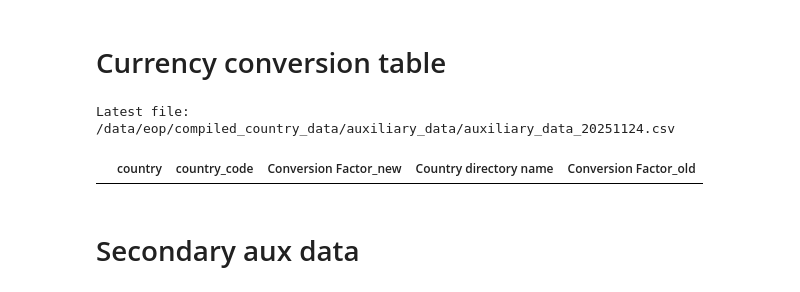
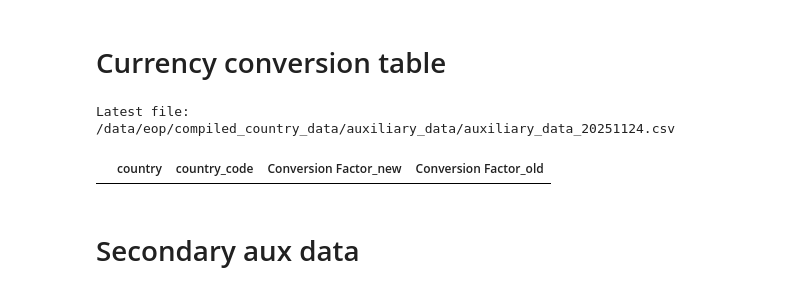
Before and after one commit to lselker13/eop, a Jupyter notebook: process_data/compile_auxiliary_data.ipynb, the cells around one changed output. Saved outputs shown, nothing was run; the diff lists cells and outputs as text; code cells hidden in the pictures.

Commit message:
Adding splitter back in; updating to use three-letter abbreviations instead of country names

```diff
--- a/process_data/compile_auxiliary_data.ipynb
+++ b/process_data/compile_auxiliary_data.ipynb
@@ -1131,24 +1134,23 @@ previous_conversion_factors_table = pd.read_csv('/data/eop/compiled_country_data
 Latest file: /data/eop/compiled_country_data/auxiliary_data/auxiliary_data_20251124.csv
 # %%
 new_conversion_factors_table = aux_data.loc[aux_data.survey_year.notna(), ['country', 'country_code', 'overall_currency_conversion_to_2021_ppp']]
-country_name_to_survey_directory_name_map = {v: k for k, v in survey_directory_to_country_name_map.items()}
-new_conversion_factors_table['Country directory name'] = new_conversion_factors_table.country.replace(country_name_to_survey_directory_name_map)
+
 new_conversion_factors_table.rename(columns={'overall_currency_conversion_to_2021_ppp': 'Conversion Factor'}, inplace=True)
 # %%
 if True: # Report changes
     merged = new_conversion_factors_table.merge(
-        previous_conversion_factors_table[['Country directory name', 'Conversion Factor']],
+        previous_conversion_factors_table[['country_code', 'Conversion Factor']],
         how='outer',
         suffixes=('_new', '_old'),
-        on='Country directory name'
+        on='country_code'
     )
 
     mismatched = merged[
         ~np.isclose(merged['Conversion Factor_new'], merged['Conversion Factor_old'], equal_nan=True)
     ]
     display(mismatched)
 # %% [output]
-|  | country | country_code | Conversion Factor_new | Country directory name | Conversion Factor_old |
+|  | country | country_code | Conversion Factor_new | Conversion Factor_old |
 # %%
 new_conversion_factors_table.to_csv('/data/eop/compiled_country_data/currency_conversion.csv', index=False)
 # %% [markdown]
```
Also changed, not shown: parts of 3 cells of this notebook, 4 other files.
